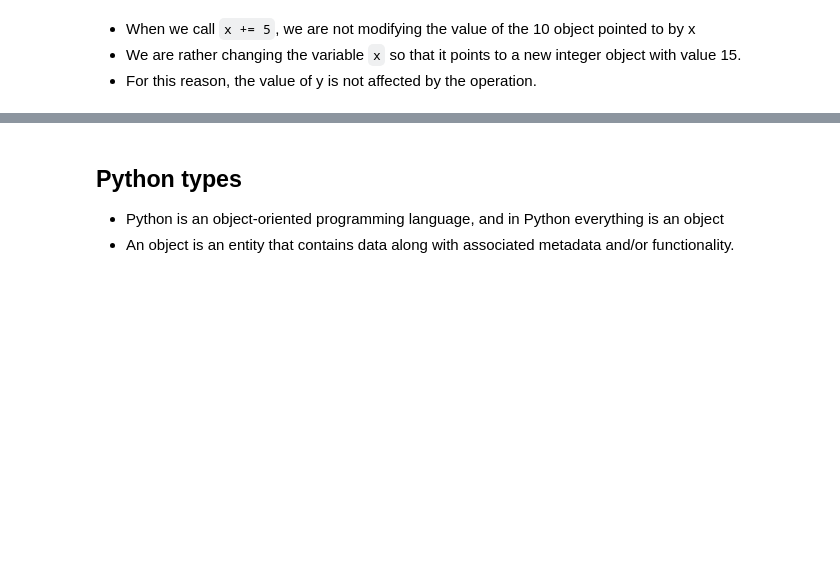
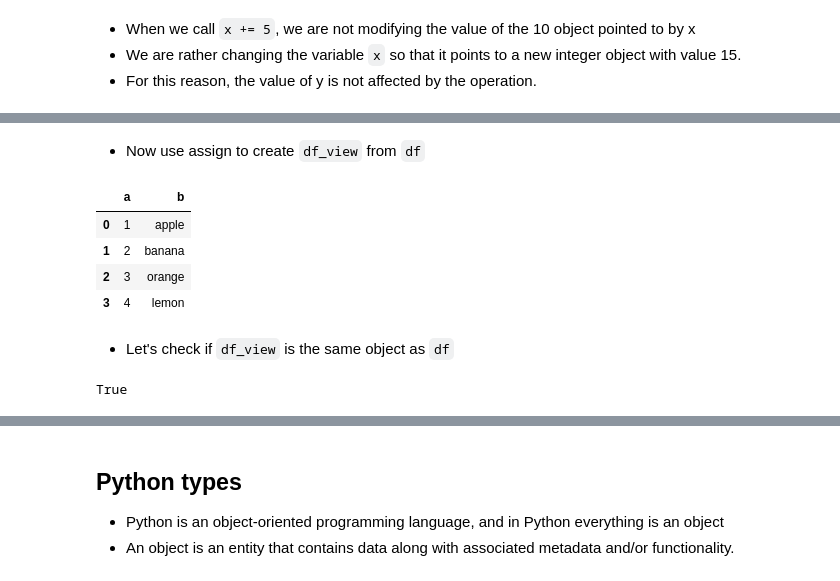
Before and after one commit to kirenz/python-basics, a Jupyter notebook: docs/semantics.ipynb, the cells around one changed output, grey strips where cells are left out. Saved outputs shown, nothing was run; the diff lists cells and outputs as text; code cells hidden in the pictures; blank space fills up the shorter version.

```diff
--- a/docs/semantics.ipynb
+++ b/docs/semantics.ipynb
@@ -116,0 +138,17 @@ y = 10
+# %% [markdown]
+- Now use assign to create `df_view` from `df`
+# %%
+df_view = df
+df_view
+# %% [output]
+|  | a | b |
+| 0 | 1 | apple |
+| 1 | 2 | banana |
+| 2 | 3 | orange |
+| 3 | 4 | lemon |
+# %% [markdown]
+- Let's check if `df_view` is the same object as `df`
+# %%
+id(df_view) == id(df)
+# %% [output]
+True
```
Also changed, not shown: parts of 12 cells of this notebook.
